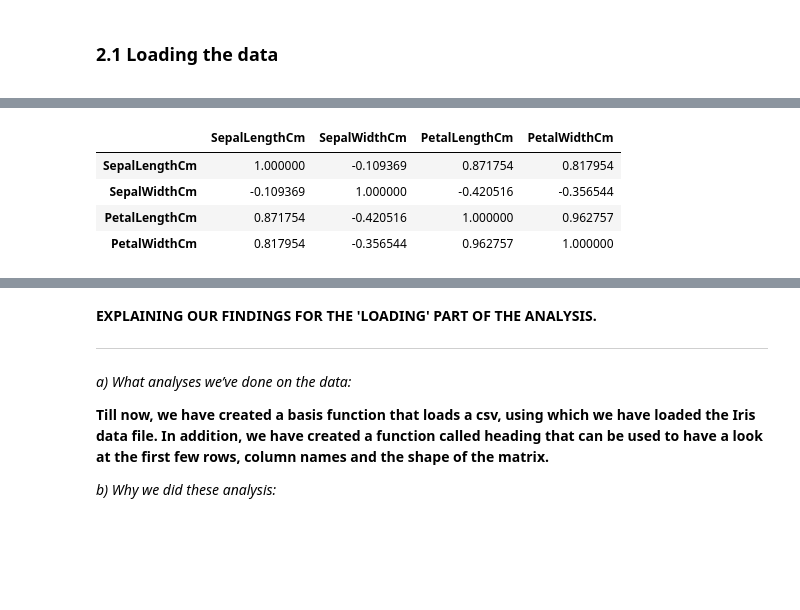
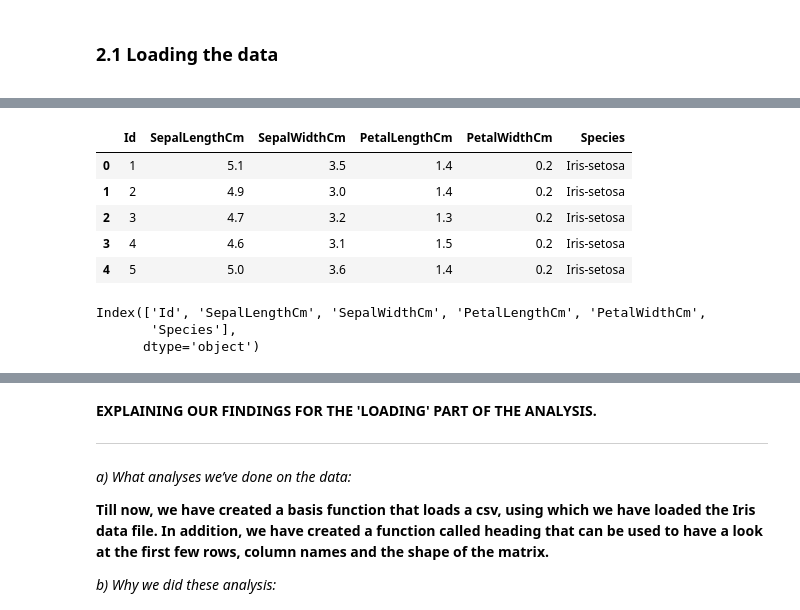
Before and after one commit to Usain90/Portfolio-Classification-of-Iris-Flowers, a Jupyter notebook: Iris Classification Project (PortFolio).ipynb, the cells around one changed output, grey strips where cells are left out. Saved outputs shown, nothing was run; the diff lists cells and outputs as text; code cells hidden in the pictures; blank space fills up the shorter version.

```diff
--- a/Iris Classification Project (PortFolio).ipynb
+++ b/Iris Classification Project (PortFolio).ipynb
@@ -108,6 +108,7 @@ dataset=loadfile('C:/Users/ishan/Documents/Python Scripts/DSDJ/3rd Portfolio Pro
 # %%
 class EDA():
     def __init__(self,df):
+        """Initialising the constructor to save data in the different attributes"""
         self.data=df
         self.heading(df)
         self.descriptivestats(df)
@@ -115,19 +116,23 @@ class EDA():
         self.visualisations(df)
 
     def heading(self,df):
+        """Using pandas library to get a glimpse of the dataset"""
         self.fewlines=df.head()
         self.matrix=df.shape
         self.cols=df.columns
 
     def descriptivestats(self,df):
+        """Displays the pearson correlation coefficient,type of data and all the descriptive stats of the dataset"""
         self.information=df.info()
         self.description=df.describe()
         self.corelation=df.corr()
 
     def nulls(self,df):
+        """Inspects the whole dataset and returns a matrix of True and False. True means a null value"""
         self.missing=df.isnull()
 
     def visualisations(self,df):
+        """Display the descriptive statistics visually, visualise the histograms to inspect skewness"""
         self.descriptions=df.boxplot()
         self.histogram=df.hist()
         self.sm=scatter_matrix(df, alpha=0.2, figsize=(6, 6), diagonal='hist')
@@ -136,6 +139,6 @@ dataset=dataset.drop(['Id'],axis=1)
 # %%
-#Instantiating an object to store the dataset
-ob=EDA(dataset)
+#Instantiating an object of the EDA Class to store the dataset
+eda=EDA(dataset)
 # %% [output]
 <class 'pandas.core.frame.DataFrame'>
 RangeIndex: 150 entries, 0 to 149
@@ -153,11 +157,17 @@ memory usage: 5.9+ KB
 # %%
-#Extracting the relevant data from the attributes of the EDA class
-ob.heading(dataset)
-ob.fewlines
-ob.corelation
+#Extracting the relevant data from the attributes of the object
+eda.heading(dataset)
+eda.fewlines
 # %% [output]
-|  | SepalLengthCm | SepalWidthCm | PetalLengthCm | PetalWidthCm |
-| SepalLengthCm | 1.000000 | -0.109369 | 0.871754 | 0.817954 |
-| SepalWidthCm | -0.109369 | 1.000000 | -0.420516 | -0.356544 |
-| PetalLengthCm | 0.871754 | -0.420516 | 1.000000 | 0.962757 |
-| PetalWidthCm | 0.817954 | -0.356544 | 0.962757 | 1.000000 |
+|  | Id | SepalLengthCm | SepalWidthCm | PetalLengthCm | PetalWidthCm | Species |
+| 0 | 1 | 5.1 | 3.5 | 1.4 | 0.2 | Iris-setosa |
+| 1 | 2 | 4.9 | 3.0 | 1.4 | 0.2 | Iris-setosa |
+| 2 | 3 | 4.7 | 3.2 | 1.3 | 0.2 | Iris-setosa |
+| 3 | 4 | 4.6 | 3.1 | 1.5 | 0.2 | Iris-setosa |
+| 4 | 5 | 5.0 | 3.6 | 1.4 | 0.2 | Iris-setosa |
+# %%
+eda.cols
+# %% [output]
+Index(['Id', 'SepalLengthCm', 'SepalWidthCm', 'PetalLengthCm', 'PetalWidthCm',
+       'Species'],
+      dtype='object')
```
Also changed, not shown: parts of 35 cells of this notebook.
